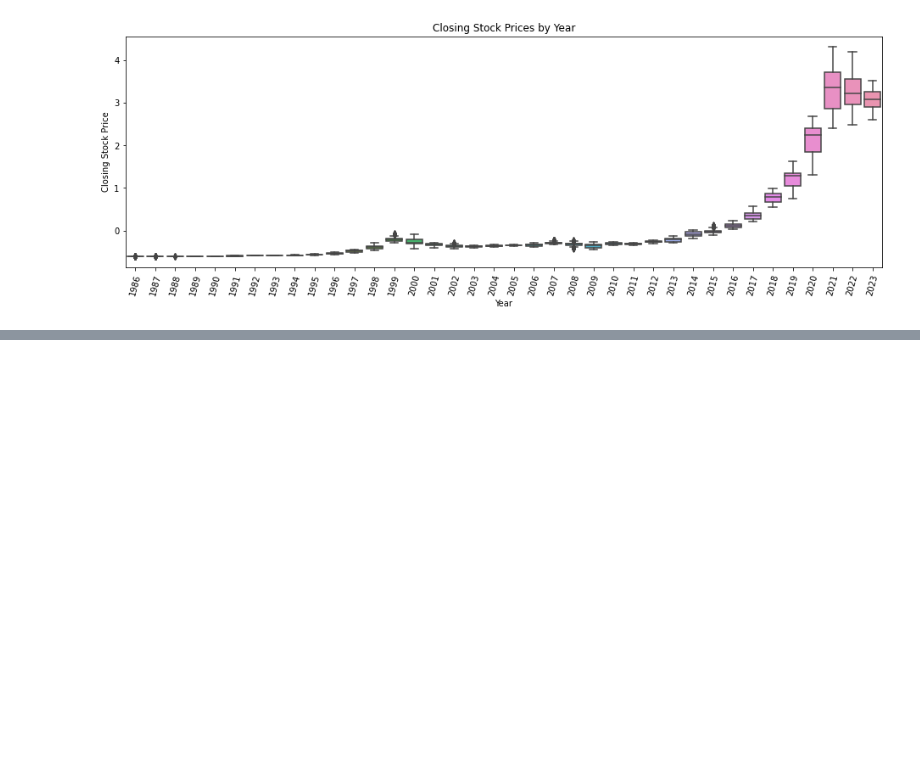
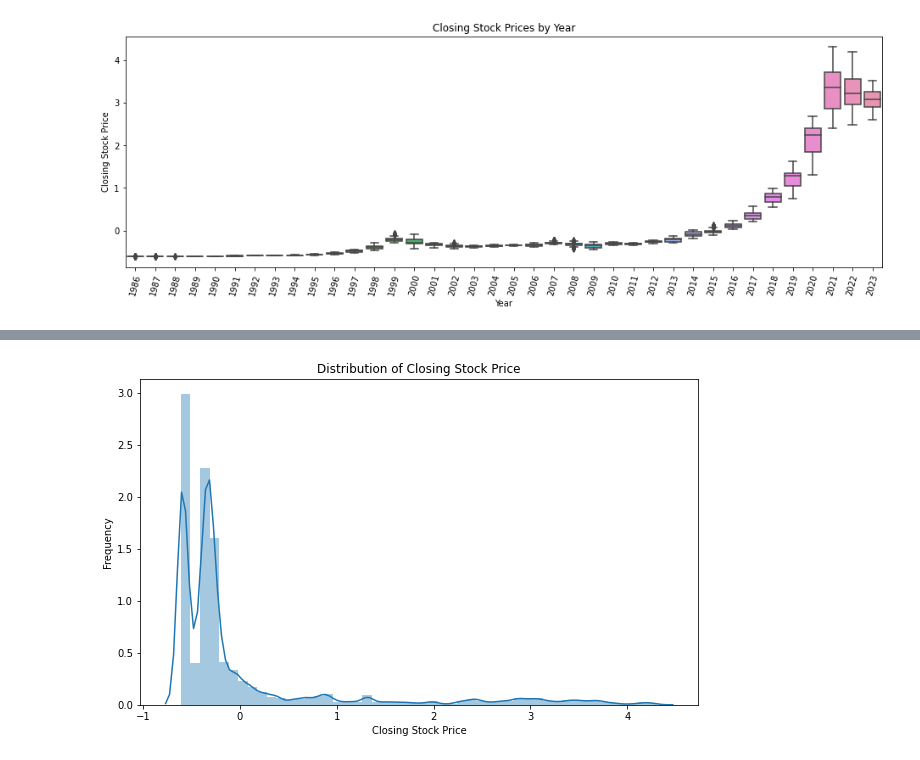
Before and after one commit to yeva-190/Stock_price_prediction, a Jupyter notebook: stocks.ipynb, the cells around one changed output, grey strips where cells are left out. Drawn from its saved outputs; the diff is of its cells as text; code cells hidden in the pictures; blank space fills up the shorter version.

```diff
--- a/stocks.ipynb
+++ b/stocks.ipynb
@@ -106,0 +114,9 @@ plt.show()
+# %%
+plt.figure(figsize=(10, 6))
+sns.distplot(msft['Close'], kde=True)
+plt.title('Distribution of Closing Stock Price')
+plt.xlabel('Closing Stock Price')
+plt.ylabel('Frequency')
+plt.show()
+# %% [output]
+[figure, added]
```
Also changed, not shown: parts of 5 cells of this notebook.
